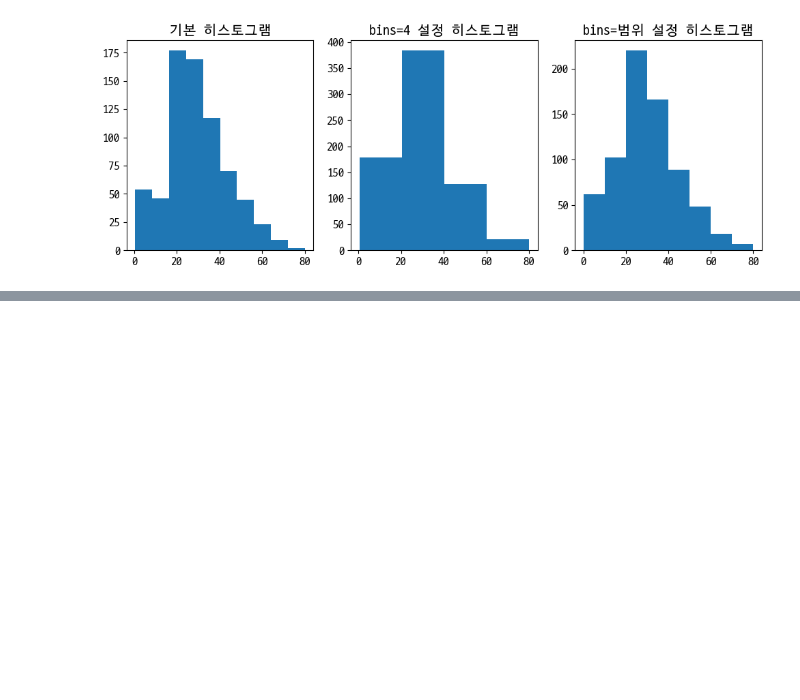
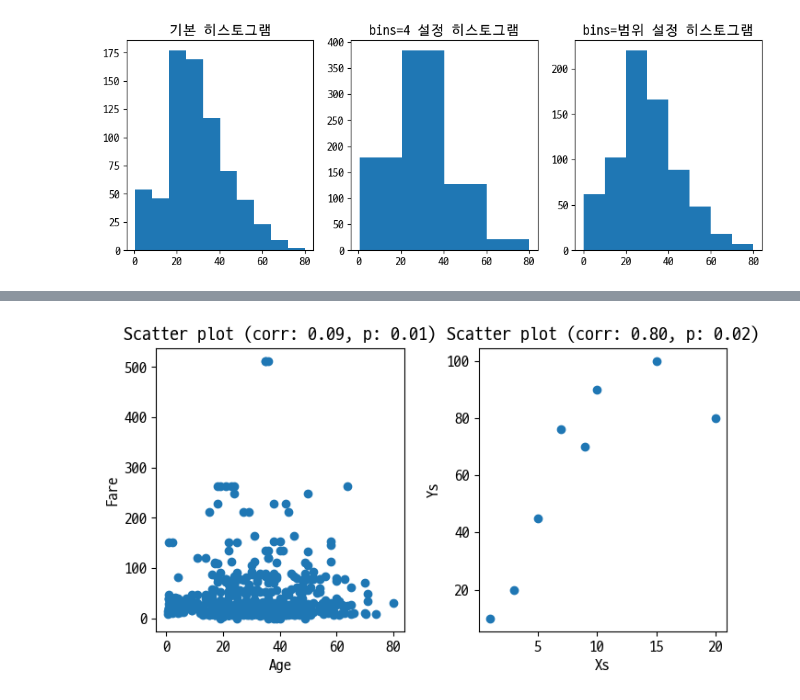
Before and after one commit to chw8207/ADP-study, a Jupyter notebook: EDA.ipynb, the cells around one changed output, grey strips where cells are left out. Cells and saved outputs as stored; diff of their text form; code cells hidden in the pictures; blank space fills up the shorter version.

```diff
--- a/EDA.ipynb
+++ b/EDA.ipynb
@@ -384,0 +392,20 @@ freq, img = OGIVE(data=titanic['Age'], bins_option=5)
+# %%
+fig, ax = plt.subplots(1,2, figsize=(8,4))
+plt.subplots_adjust(wspace=0.3)
+
+ax[0].scatter(titanic['Age'], titanic['Fare'])
+ax[0].set_title('Scatter plot (corr: %.2f, p: %.2f)' %(pearsonr(titanic['Age'],
+                                                                titanic['Fare'])))
+ax[0].set_xlabel('Age')
+ax[0].set_ylabel('Fare')
+
+Xs = [1,3,5,7,9,15,20,10]
+Ys = [10,20,45,76,70,100,80,90]
+ax[1].scatter(Xs, Ys)
+ax[1].set_title('Scatter plot (corr: %.2f, p: %.2f)' %(pearsonr(Xs, Ys)))
+ax[1].set_xlabel('Xs')
+ax[1].set_ylabel('Ys')
+
+plt.show()
+# %% [output]
+[figure, added]
```
Also changed, not shown: parts of 3 cells of this notebook.
